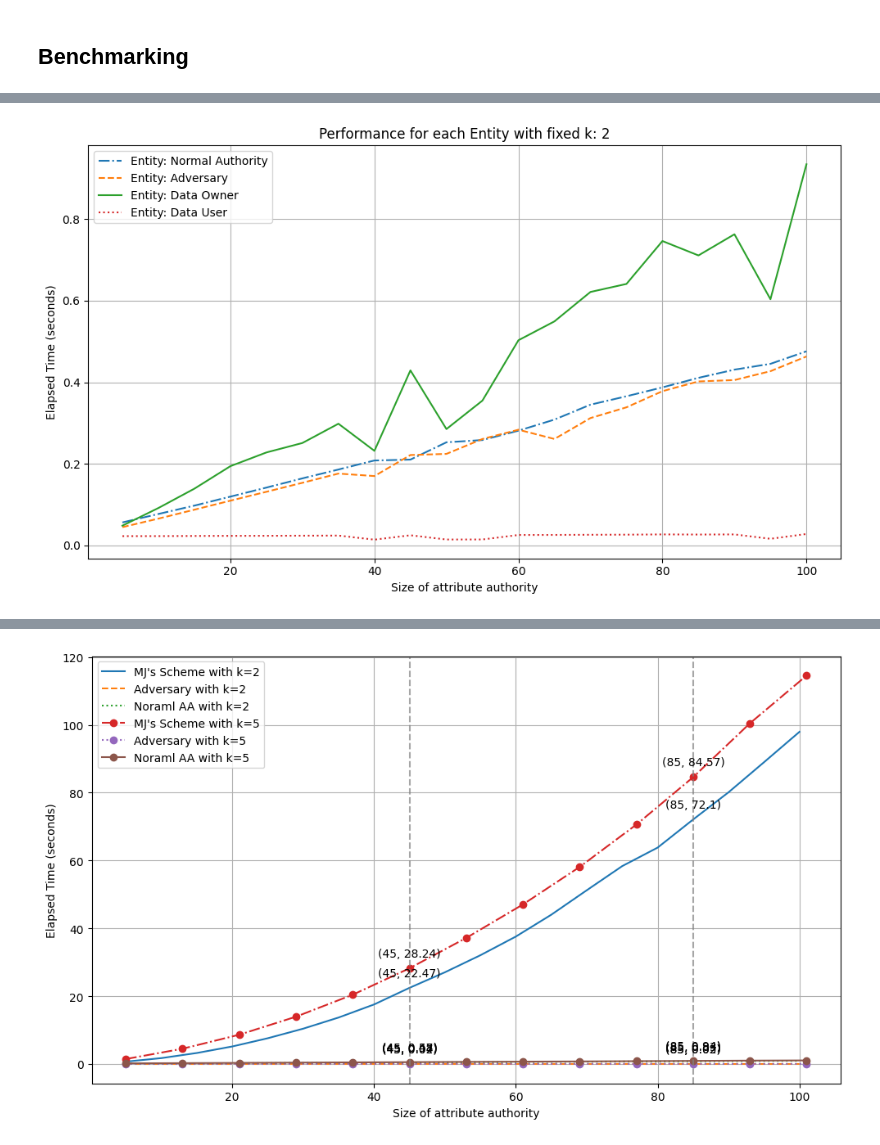
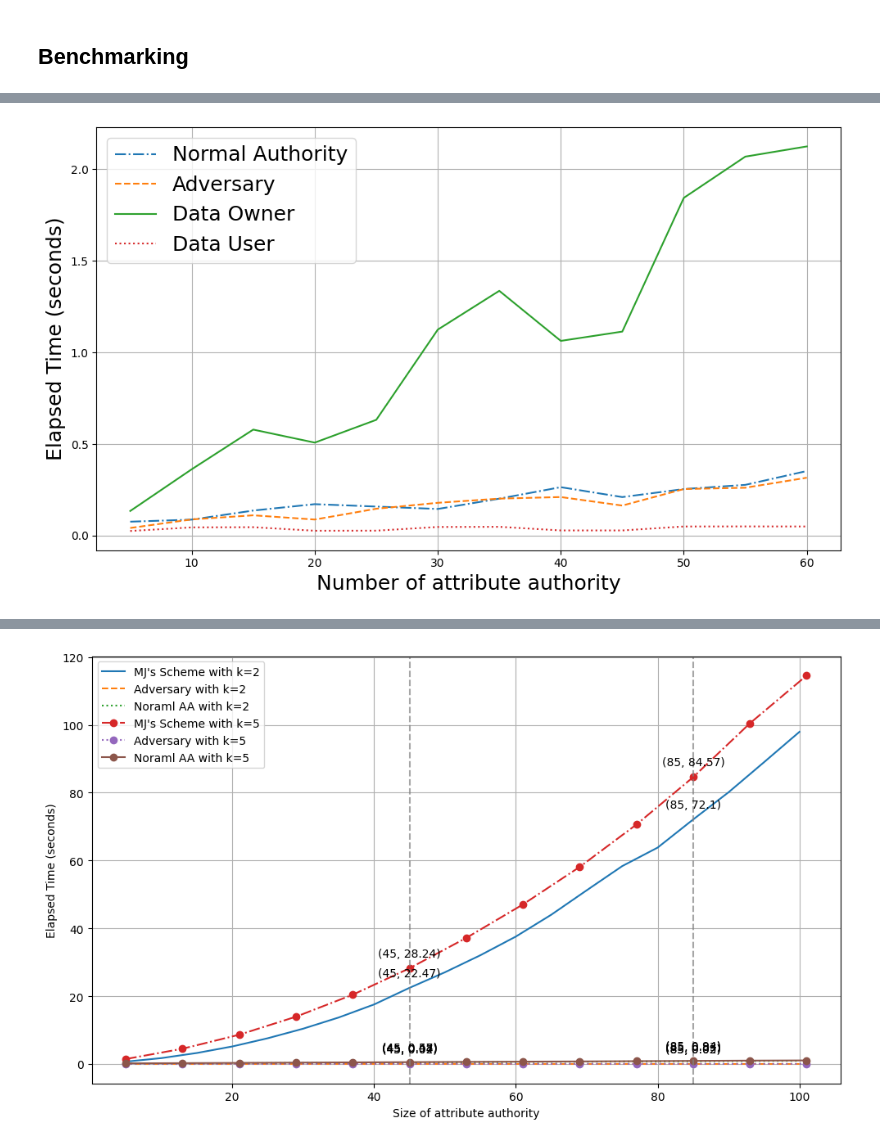
Before and after one commit to Guy1m0/Attack-on-IPPE, a Jupyter notebook: benchmark.ipynb, the cells around one changed output, grey strips where cells are left out. Saved outputs shown, nothing was run; the diff lists cells and outputs as text; code cells hidden in the pictures.

```diff
--- a/benchmark.ipynb
+++ b/benchmark.ipynb
@@ -69,12 +122,15 @@ with open('data_136K.pkl','wb') as file:
 # %%
-ks = [2,5]
-
-xs = range(5,101,5)
+k = 5
+xs = range(5,65,5)
 ys = [] #AA, Adversary, DO, DU
-labels = ["Normal Authority",  "Adversary", "Data Owner", "Data User"]
+labels = ["Normal Authority", "Adversary", "Data Owner", "Data User"]
 #ys.append([d['total'] for d in datasets[str(ks[0])]['seq']])
 
-ys.append([(d['auth'] + d['keygen'])/i for i,d in zip(xs, datasets[str(ks[0])]['seq'])])
-ys.append([d['ad_setup'] + d['ad_cancel_out'] + d['ad_keygen']/i for i,d in zip(xs, datasets[str(ks[0])]['seq'])])
-ys.append([d['encrypt'] for d in datasets[str(ks[0])]['seq']])
-ys.append([d['decrypt'] for d in datasets[str(ks[0])]['seq']])
+ys.append([(d['auth'] + d['keygen'])/i for i,d in zip(xs, datasets[str(k)]['seq'])])
+ys.append([d['ad_setup'] + d['ad_cancel_out'] + d['ad_keygen'] for d in datasets[str(k)]['seq']])
+ys.append([d['encrypt'] for d in datasets[str(k)]['seq']])
+ys.append([d['decrypt'] for d in datasets[str(k)]['seq']])
+
+plot_entities(k, xs, ys, labels)
+# %% [output]
+[figure, added]
@@ -104,4 +136,0 @@ def plot_entities(k, xs, ys, labels):
-# %%
-plot_entities(ks[0], xs, ys, labels)
-# %% [output]
-[figure, removed]
```
Also changed, not shown: parts of 18 cells of this notebook, 6 other files.
